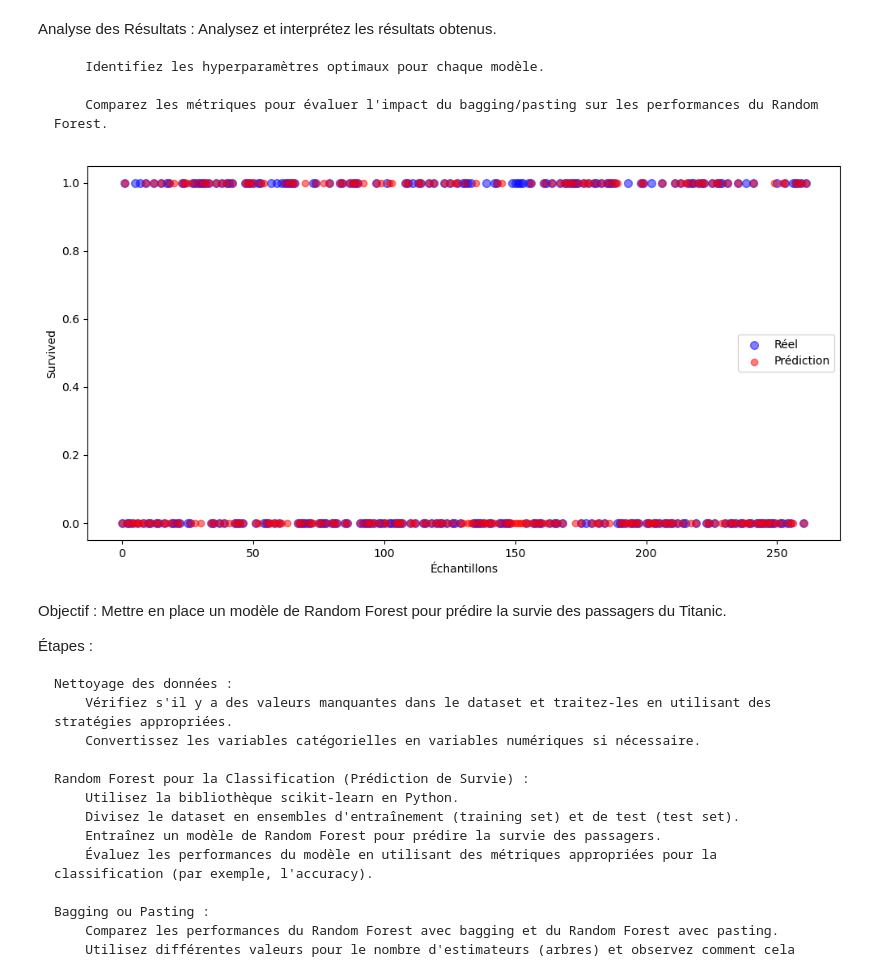
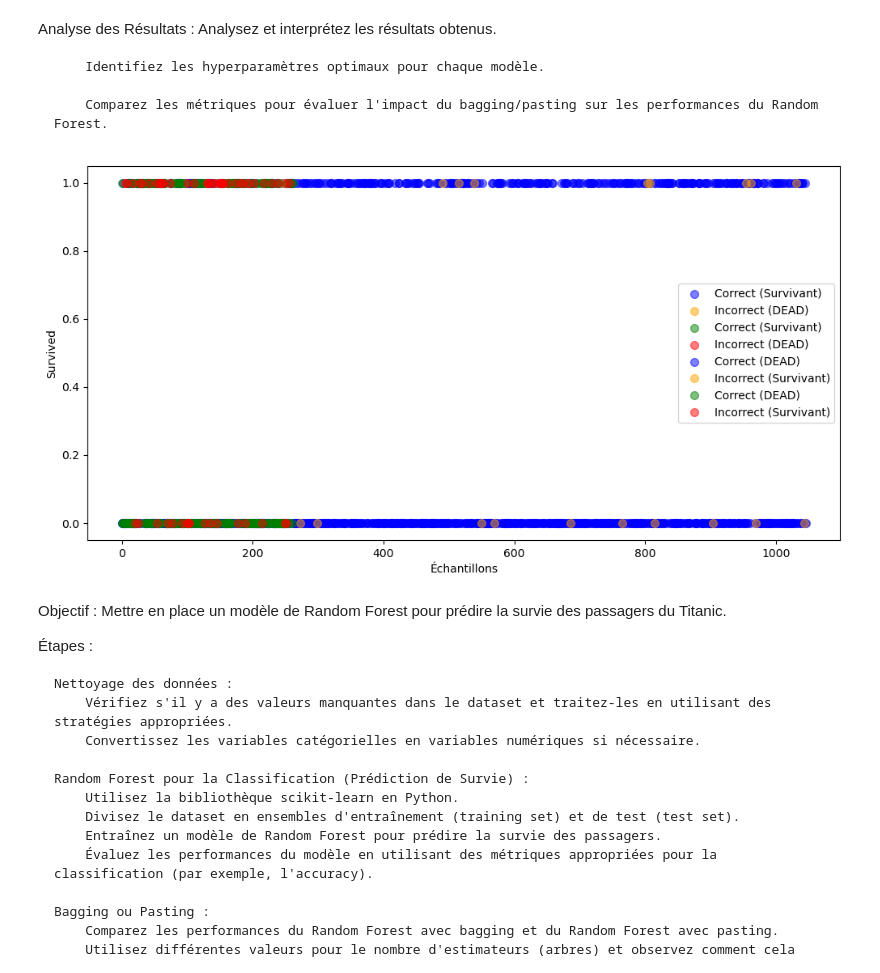
Before and after one commit to AFlo59/M-thodes-ensemblistes-et-arbres-de-d-cision-, a Jupyter notebook: CORRECTION_Bagging_Pasting.ipynb, the cells around one changed output. Cells and saved outputs as stored; diff of their text form; code cells hidden in the pictures.

```diff
--- a/CORRECTION_Bagging_Pasting.ipynb
+++ b/CORRECTION_Bagging_Pasting.ipynb
@@ -169,28 +169,55 @@ Analyse des Résultats :
         Identifiez les hyperparamètres optimaux pour chaque modèle.
 
         Comparez les métriques pour évaluer l'impact du bagging/pasting sur les performances du Random Forest.
-# %%
-# Obtenir les prédictions du modèle
-y_pred = rf_model.predict(X_test)
-
-# Créer un graphique
-plt.figure(figsize=(12, 6))
-
-# Tracer les valeurs réelles avec des marqueurs plus grands
-plt.scatter(range(len(y_test)), y_test, color='blue', label='Réel', alpha=0.5, s=50)
-
-# Tracer les valeurs prédites
-plt.scatter(range(len(y_test)), y_pred, color='red', label='Prédiction', alpha=0.5)
-
-# Ajouter des labels et une légende
-plt.xlabel('Échantillons')
-plt.ylabel('Survived')
-plt.legend()
-
-# Afficher le graphique
-plt.show()
-# %% [output]
-[figure, removed]
+# %%
+# Obtenir les prédictions du modèle sur les ensembles d'entraînement et de test
+y_train_pred = rf_model.predict(X_train)
+y_test_pred = rf_model.predict(X_test)
+
+# Créer un graphique
+plt.figure(figsize=(12, 6))
+
+# Tracer les prédictions correctes d'entraînement en bleu
+plt.scatter(np.where((y_train == 1) & (y_train_pred == 1)), y_train[(y_train == 1) & (y_train_pred == 1)],
+            color='blue', label='Correct (Survivant)', alpha=0.5, s=50)
+
+# Tracer les prédictions incorrectes d'entraînement en orange
+plt.scatter(np.where((y_train == 1) & (y_train_pred == 0)), y_train[(y_train == 1) & (y_train_pred == 0)],
+            color='orange', label='Incorrect (DEAD)', alpha=0.5, s=50)
+
+# Tracer les prédictions correctes de test en vert
+plt.scatter(np.where((y_test == 1) & (y_test_pred == 1)), y_test[(y_test == 1) & (y_test_pred == 1)],
+            color='green', label='Correct (Survivant)', alpha=0.5, s=50)
+
+# Tracer les prédictions incorrectes de test en rouge
+plt.scatter(np.where((y_test == 1) & (y_test_pred == 0)), y_test[(y_test == 1) & (y_test_pred == 0)],
+            color='red', label='Incorrect (DEAD)', alpha=0.5, s=50)
+
+# Tracer les prédictions correctes d'entraînement en bleu
+plt.scatter(np.where((y_train == 0) & (y_train_pred == 0)), y_train[(y_train == 0) & (y_train_pred == 0)],
+            color='blue', label='Correct (DEAD)', alpha=0.5, s=50)
+
+# Tracer les prédictions incorrectes d'entraînement en orange
+plt.scatter(np.where((y_train == 0) & (y_train_pred == 1)), y_train[(y_train == 0) & (y_train_pred == 1)],
+            color='orange', label='Incorrect (Survivant)', alpha=0.5, s=50)
+
+# Tracer les prédictions correctes de test en vert
+plt.scatter(np.where((y_test == 0) & (y_test_pred == 0)), y_test[(y_test == 0) & (y_test_pred == 0)],
+            color='green', label='Correct (DEAD)', alpha=0.5, s=50)
+
+# Tracer les prédictions incorrectes de test en rouge
+plt.scatter(np.where((y_test == 0) & (y_test_pred == 1)), y_test[(y_test == 0) & (y_test_pred == 1)],
+            color='red', label='Incorrect (Survivant)', alpha=0.5, s=50)
+
+# Ajouter des labels et une légende
+plt.xlabel('Échantillons')
+plt.ylabel('Survived')
+plt.legend()
+
+# Afficher le graphique
+plt.show()
+# %% [output]
+[figure, added]
 # %% [markdown]
 Objectif :
 Mettre en place un modèle de Random Forest pour prédire la survie des passagers du Titanic.
```
